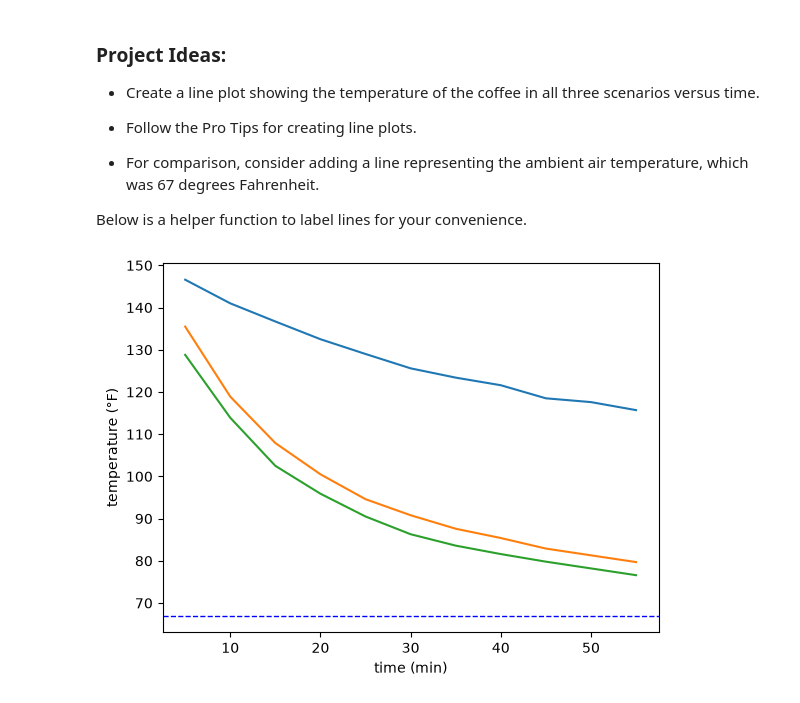
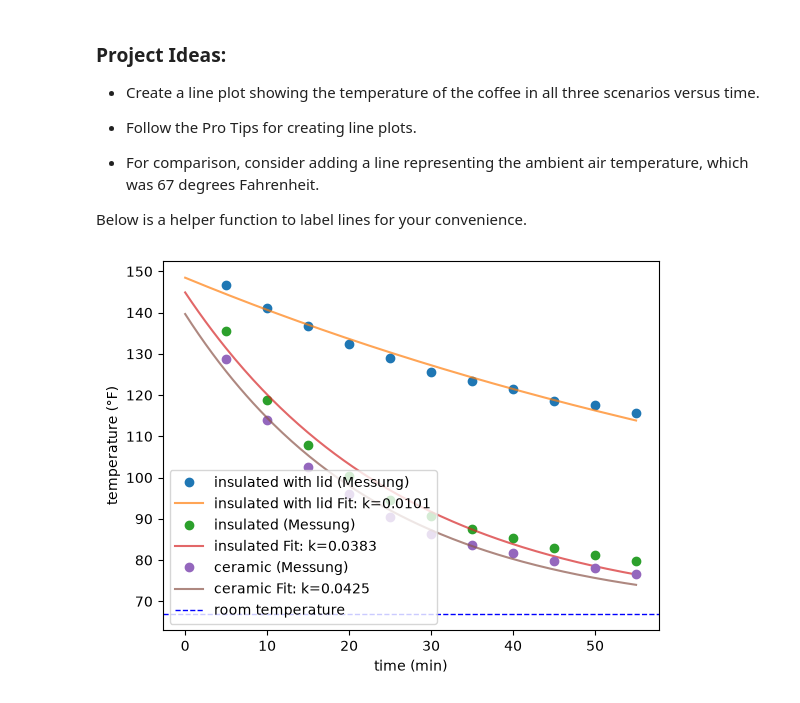
Before and after one commit to HTL3R-2627-SEW-5AX/2158_27_5AX_SEW_HTL3R, a Jupyter notebook: cisco_dse/chapter4/cooling-coffee-project/hot-coffee.ipynb, the cells around one changed output. Saved outputs shown, nothing was run; the diff lists cells and outputs as text; code cells hidden in the pictures.

Commit message:
second try for plot with abnahmeprozess

```diff
--- a/cisco_dse/chapter4/cooling-coffee-project/hot-coffee.ipynb
+++ b/cisco_dse/chapter4/cooling-coffee-project/hot-coffee.ipynb
@@ -59,14 +59,28 @@ def add_end_labels(df, x, column_names, alpha=1, fontweight='normal'):
         plt.text(x, y, label, va="center", alpha=alpha, fontweight=fontweight)
 # %%
 # YOUR CODE HERE (add additional cells as needed)
-# %%
-plt.plot(df['time'], df['insulated with lid'])
-plt.plot(df['time'], df['insulated'])
-plt.plot(df['time'], df['ceramic'])
-
-plt.axhline(67, color='b', linestyle='dashed', linewidth=1)
-plt.xlabel('time (min)')
-plt.ylabel('temperature (°F)')
-plt.show()
-# %% [output]
-[figure, removed]
+# %%
+import numpy as np
+from scipy.optimize import curve_fit
+
+T_raum = 67
+spalten = ['insulated with lid', 'insulated', 'ceramic']
+
+def abkuehlung(t, T0, k):
+    return T_raum + (T0 - T_raum) * np.exp(-k * t)
+
+t_fein = np.linspace(0, df['time'].max(), 200)
+
+for spalte in spalten:
+    plt.plot(df['time'], df[spalte], 'o', label=f'{spalte} (Messung)')
+    (T0, k), _ = curve_fit(abkuehlung, df['time'], df[spalte], p0=(150, 0.01))
+    plt.plot(t_fein, abkuehlung(t_fein, T0, k), '-', alpha=0.7,
+             label=f'{spalte} Fit: k={k:.4f}')
+
+plt.axhline(T_raum, color='b', linestyle='dashed', linewidth=1, label='room temperature')
+plt.xlabel('time (min)')
+plt.ylabel('temperature (°F)')
+plt.legend()
+plt.show()
+# %% [output]
+[figure, added]
```
